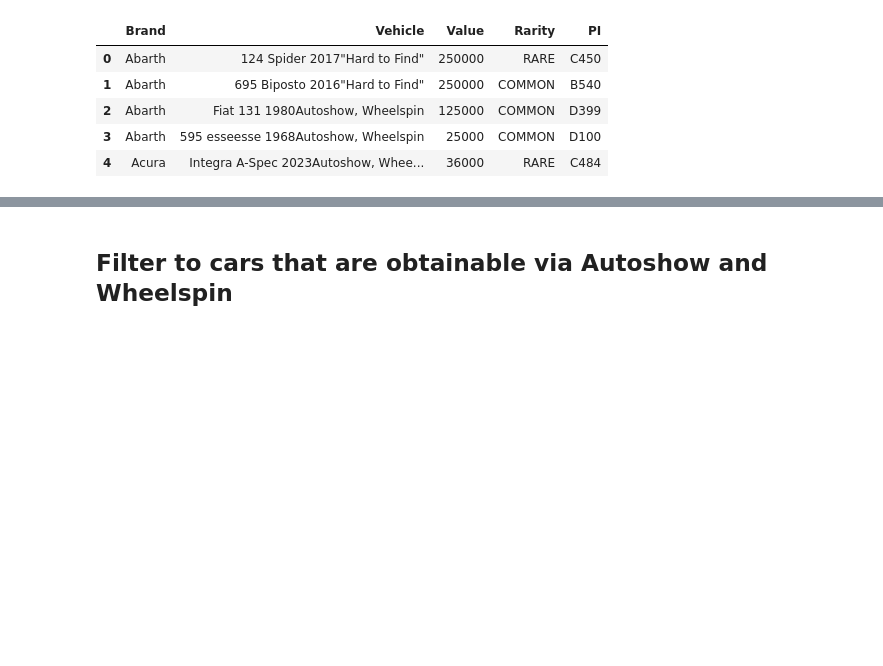
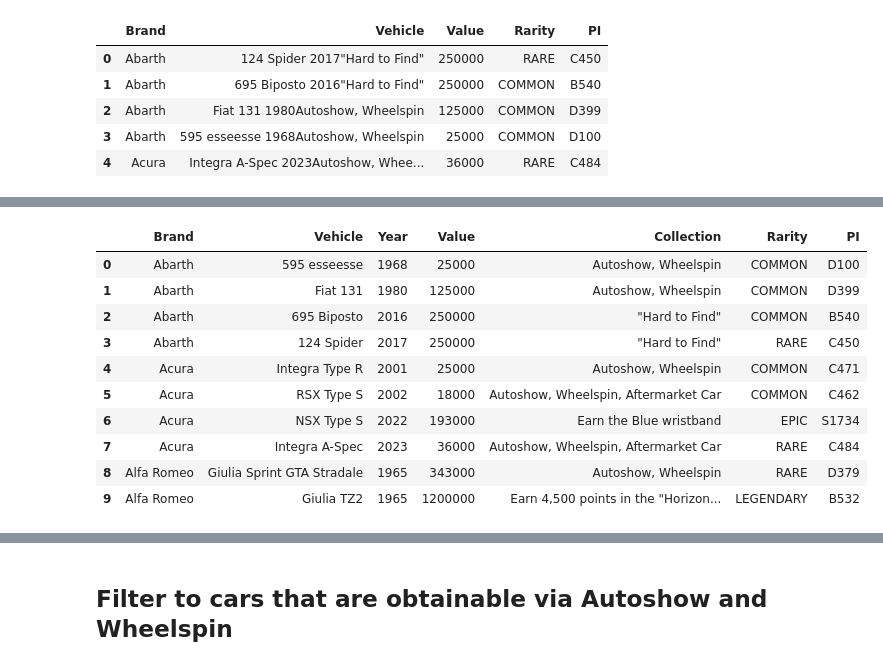
Before and after one commit to iaspidem/fh-cars-list, a Jupyter notebook: fh6-process.ipynb, the cells around one changed output, grey strips where cells are left out. Drawn from its saved outputs; the diff is of its cells as text; code cells hidden in the pictures; blank space fills up the shorter version.

Commit message:
improve vehicle column separation and clean PI column

```diff
--- a/fh6-process.ipynb
+++ b/fh6-process.ipynb
@@ -235,0 +204,3 @@ memory usage: 27.7 KB
+# %%
+df_cm = df_lite.iloc[df_lite["Vehicle"].str.contains("Car Mastery")]
+df_cm.head()
@@ -235,0 +214,4 @@ memory usage: 27.7 KB
+# %%
+df_cm[["Vehicle", "Year", "Collection"]] = df_cm["Vehicle"].str.extract(r'^(.*?)(\d{4})(.*)$')
+df_cm = df_cm.iloc[:, [0, 1, 5, 2, 6, 3, 4]]
+df_cm.head()
@@ -235,0 +227,4 @@ memory usage: 27.7 KB
+# %%
+df_lite[["Vehicle", "Year", "Collection"]] = df_lite["Vehicle"].str.extract(r'^(.*)(\d{4})(.*)$')
+df_lite = df_lite.iloc[:, [0, 1, 5, 2, 6, 3, 4]]
+df_lite.head()
@@ -235,0 +240,3 @@ memory usage: 27.7 KB
+# %%
+df_lite.update(df_cm)
+df_lite.head()
@@ -235,0 +272,16 @@ memory usage: 27.7 KB
+# %%
+df_lite = df_lite.sort_values(["Brand", "Year", "Vehicle"], ascending=[True, True, True], key=lambda col: col.str.lower())
+df_lite = df_lite.reset_index(drop=True)
+df_lite.head(10)
+# %% [output]
+|  | Brand | Vehicle | Year | Value | Collection | Rarity | PI |
+| 0 | Abarth | 595 esseesse | 1968 | 25000 | Autoshow, Wheelspin | COMMON | D100 |
+| 1 | Abarth | Fiat 131 | 1980 | 125000 | Autoshow, Wheelspin | COMMON | D399 |
+| 2 | Abarth | 695 Biposto | 2016 | 250000 | "Hard to Find" | COMMON | B540 |
+| 3 | Abarth | 124 Spider | 2017 | 250000 | "Hard to Find" | RARE | C450 |
+| 4 | Acura | Integra Type R | 2001 | 25000 | Autoshow, Wheelspin | COMMON | C471 |
+| 5 | Acura | RSX Type S | 2002 | 18000 | Autoshow, Wheelspin, Aftermarket Car | COMMON | C462 |
+| 6 | Acura | NSX Type S | 2022 | 193000 | Earn the Blue wristband | EPIC | S1734 |
+| 7 | Acura | Integra A-Spec | 2023 | 36000 | Autoshow, Wheelspin, Aftermarket Car | RARE | C484 |
+| 8 | Alfa Romeo | Giulia Sprint GTA Stradale | 1965 | 343000 | Autoshow, Wheelspin | RARE | D379 |
+| 9 | Alfa Romeo | Giulia TZ2 | 1965 | 1200000 | Earn 4,500 points in the "Horizon... | LEGENDARY | B532 |
```
Also changed, not shown: parts of 19 cells of this notebook.
